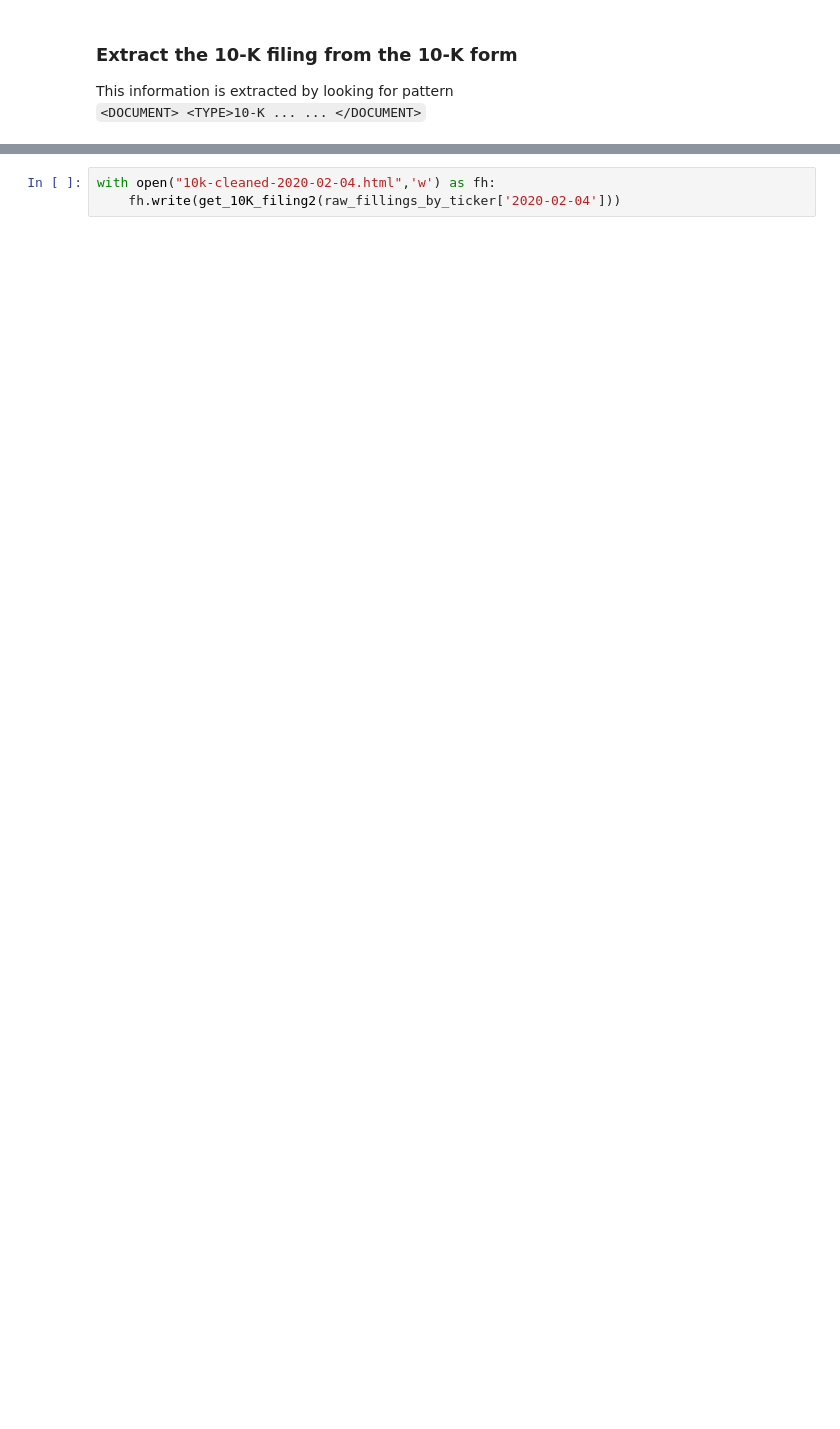
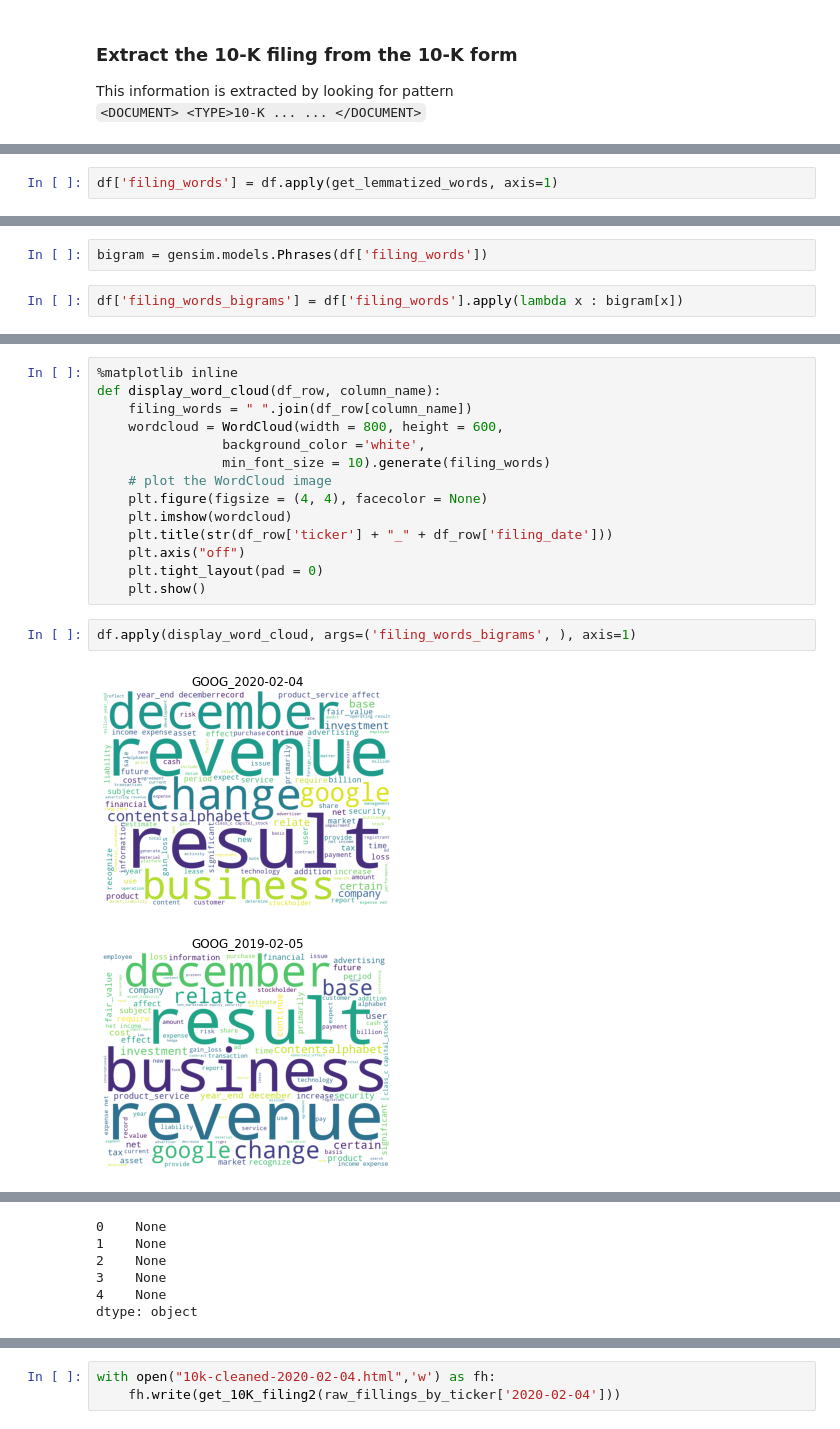
Before and after one commit to alsm6169/nlp_on_10k, a Jupyter notebook: NLP_on_10K.ipynb, the cells around one changed output, grey strips where cells are left out. Cells and saved outputs as stored; diff of their text form; blank space fills up the shorter version.

```diff
--- a/NLP_on_10K.ipynb
+++ b/NLP_on_10K.ipynb
@@ -305,0 +337,2 @@ match:  <re.Match object; span=(1, 37), match='<TYPE>10-K\n<p>line 1</p>\n<br>li
+# %%
+df['filing_words'] = df.apply(get_lemmatized_words, axis=1)
@@ -305,0 +345,4 @@ match:  <re.Match object; span=(1, 37), match='<TYPE>10-K\n<p>line 1</p>\n<br>li
+# %%
+bigram = gensim.models.Phrases(df['filing_words'])
+# %%
+df['filing_words_bigrams'] = df['filing_words'].apply(lambda x : bigram[x])
@@ -305,0 +369,19 @@ match:  <re.Match object; span=(1, 37), match='<TYPE>10-K\n<p>line 1</p>\n<br>li
+# %%
+%matplotlib inline
+def display_word_cloud(df_row, column_name):
+    filing_words = " ".join(df_row[column_name])
+    wordcloud = WordCloud(width = 800, height = 600,
+                background_color ='white',
+                min_font_size = 10).generate(filing_words)
+    # plot the WordCloud image
+    plt.figure(figsize = (4, 4), facecolor = None)
+    plt.imshow(wordcloud)
+    plt.title(str(df_row['ticker'] + "_" + df_row['filing_date']))
+    plt.axis("off")
+    plt.tight_layout(pad = 0)
+    plt.show()
+# %%
+df.apply(display_word_cloud, args=('filing_words_bigrams', ), axis=1)
+# %% [output]
+[figure, added]
+[figure, added]
@@ -305,0 +391,6 @@ match:  <re.Match object; span=(1, 37), match='<TYPE>10-K\n<p>line 1</p>\n<br>li
+0    None
+1    None
+2    None
+3    None
+4    None
+dtype: object
```
Also changed, not shown: parts of 71 cells of this notebook, 1 other file.
